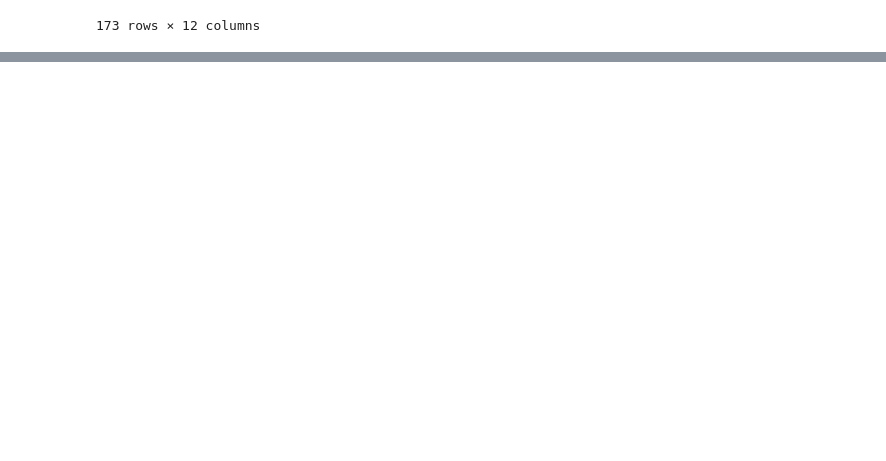
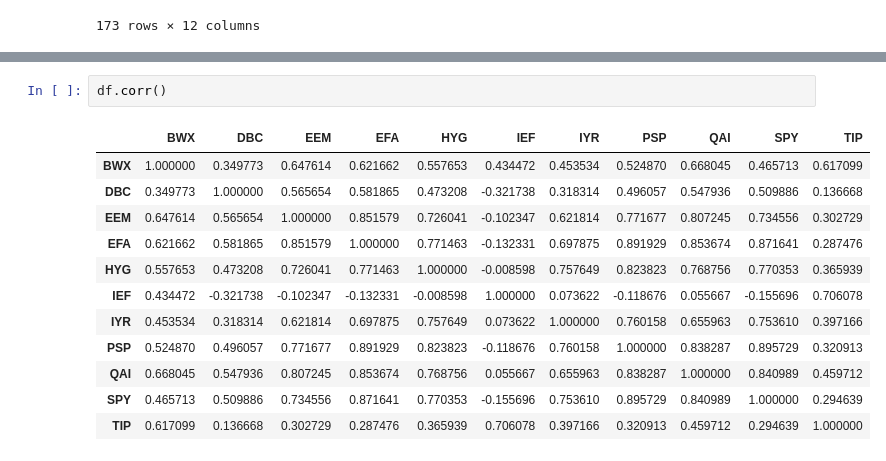
Before and after one commit to dfnoriega/finm-portfolio-2023, a Jupyter notebook: homework/Homework1_solution_Group19.ipynb, the cells around one changed output, grey strips where cells are left out. Saved outputs shown, nothing was run; the diff lists cells and outputs as text; blank space fills up the shorter version.

```diff
--- a/homework/Homework1_solution_Group19.ipynb
+++ b/homework/Homework1_solution_Group19.ipynb
@@ -20,0 +91,15 @@ df
+# %%
+df.corr()
+# %% [output]
+|  | BWX | DBC | EEM | EFA | HYG | IEF | IYR | PSP | QAI | SPY | TIP |
+| BWX | 1.000000 | 0.349773 | 0.647614 | 0.621662 | 0.557653 | 0.434472 | 0.453534 | 0.524870 | 0.668045 | 0.465713 | 0.617099 |
+| DBC | 0.349773 | 1.000000 | 0.565654 | 0.581865 | 0.473208 | -0.321738 | 0.318314 | 0.496057 | 0.547936 | 0.509886 | 0.136668 |
+| EEM | 0.647614 | 0.565654 | 1.000000 | 0.851579 | 0.726041 | -0.102347 | 0.621814 | 0.771677 | 0.807245 | 0.734556 | 0.302729 |
+| EFA | 0.621662 | 0.581865 | 0.851579 | 1.000000 | 0.771463 | -0.132331 | 0.697875 | 0.891929 | 0.853674 | 0.871641 | 0.287476 |
+| HYG | 0.557653 | 0.473208 | 0.726041 | 0.771463 | 1.000000 | -0.008598 | 0.757649 | 0.823823 | 0.768756 | 0.770353 | 0.365939 |
+| IEF | 0.434472 | -0.321738 | -0.102347 | -0.132331 | -0.008598 | 1.000000 | 0.073622 | -0.118676 | 0.055667 | -0.155696 | 0.706078 |
+| IYR | 0.453534 | 0.318314 | 0.621814 | 0.697875 | 0.757649 | 0.073622 | 1.000000 | 0.760158 | 0.655963 | 0.753610 | 0.397166 |
+| PSP | 0.524870 | 0.496057 | 0.771677 | 0.891929 | 0.823823 | -0.118676 | 0.760158 | 1.000000 | 0.838287 | 0.895729 | 0.320913 |
+| QAI | 0.668045 | 0.547936 | 0.807245 | 0.853674 | 0.768756 | 0.055667 | 0.655963 | 0.838287 | 1.000000 | 0.840989 | 0.459712 |
+| SPY | 0.465713 | 0.509886 | 0.734556 | 0.871641 | 0.770353 | -0.155696 | 0.753610 | 0.895729 | 0.840989 | 1.000000 | 0.294639 |
+| TIP | 0.617099 | 0.136668 | 0.302729 | 0.287476 | 0.365939 | 0.706078 | 0.397166 | 0.320913 | 0.459712 | 0.294639 | 1.000000 |
```
Also changed, not shown: parts of 28 cells of this notebook, 1 other file.
